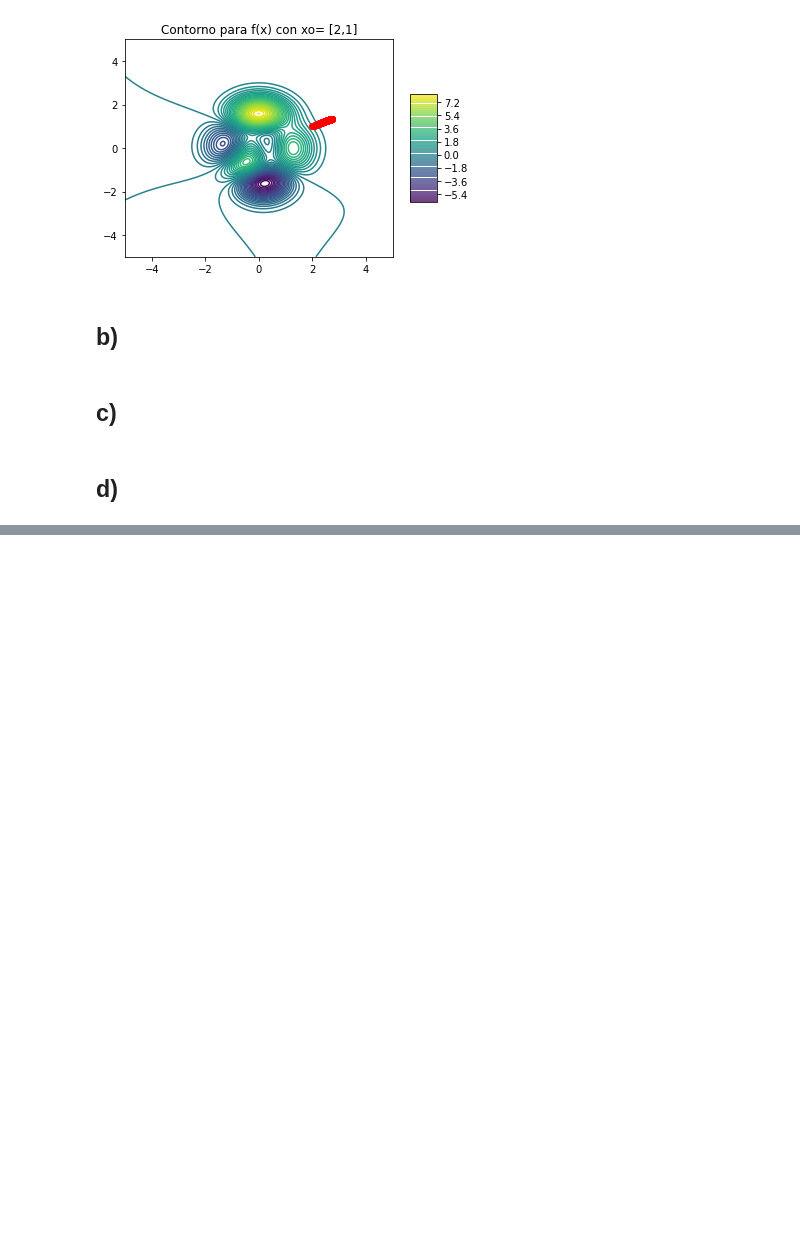
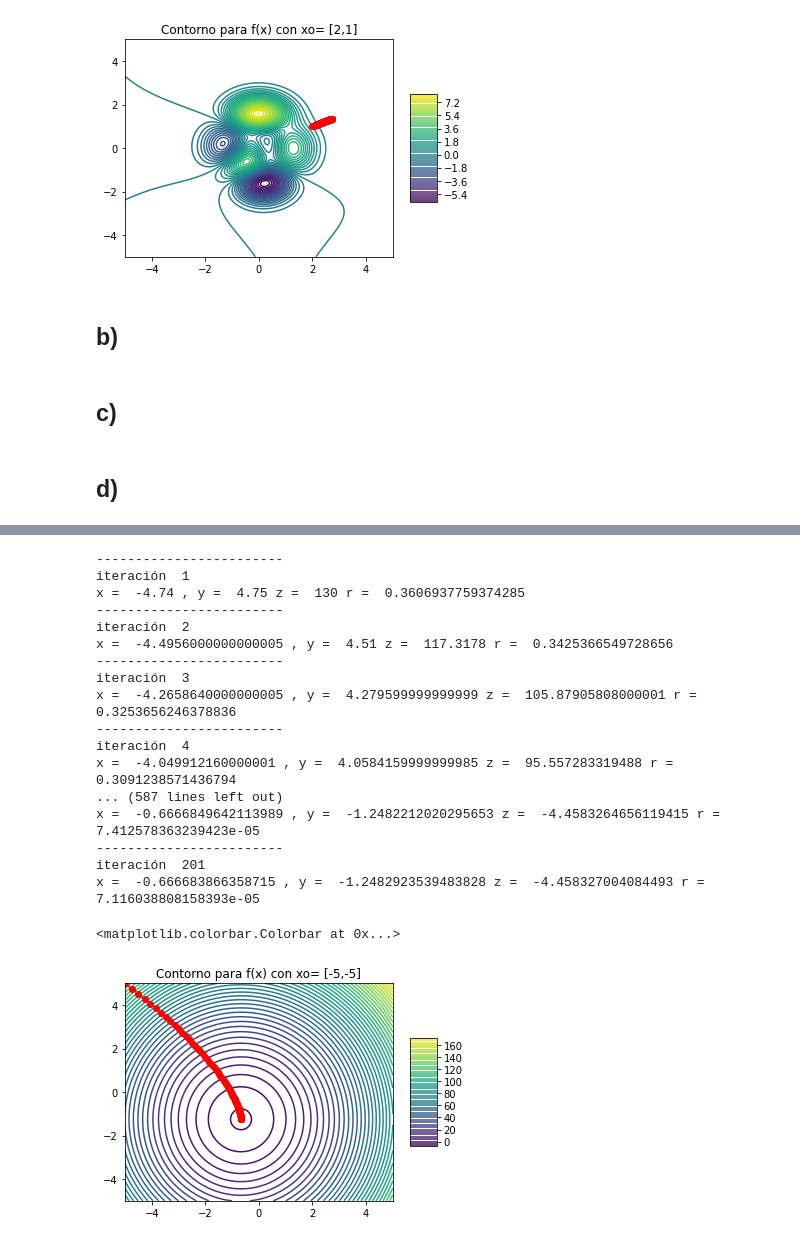
Before and after one commit to lab-optimizacion-202220/descenso_de_gradiente, a Jupyter notebook: lab_gradiente.ipynb, the cells around one changed output, grey strips where cells are left out. Drawn from its saved outputs; the diff is of its cells as text; code cells hidden in the pictures; blank space fills up the shorter version.

```diff
--- a/lab_gradiente.ipynb
+++ b/lab_gradiente.ipynb
@@ -419,0 +486,37 @@ x =  2.7182380602407905 , y =  1.3454181318396747 z =  0.024390532724460602 r =
+# %%
+xo2= [-5,5]
+alpha = 0.01
+n= 200
+r = 0.00005
+vx,vy=des_grad (xo2,n,alpha,r)
+x1 = np.linspace(-5,5,500)
+x2 = np.linspace(-5,5,500)
+X1,Y1 = np.meshgrid(x1,x2)
+
+plt.figure(5)
+plt.title("Contorno para f(x) con xo= [-5,-5]")
+
+Z =3*X1**2 + 2*Y1**2 + 4*X1 + 5*Y1
+ax=plt.contour(X1,Y1,Z,50)
+plt.plot(vx,vy,"-o",color="red")
+plt.colorbar(ax,shrink=0.5,aspect=4)
+# %% [output]
+------------------------
+iteración  1
+x =  -4.74 , y =  4.75 z =  130 r =  0.3606937759374285
+------------------------
+iteración  2
+x =  -4.4956000000000005 , y =  4.51 z =  117.3178 r =  0.3425366549728656
+------------------------
+iteración  3
+x =  -4.2658640000000005 , y =  4.279599999999999 z =  105.87905808000001 r =  0.3253656246378836
+------------------------
+iteración  4
+x =  -4.049912160000001 , y =  4.0584159999999985 z =  95.557283319488 r =  0.3091238571436794
+... (587 lines left out)
+x =  -0.6666849642113989 , y =  -1.2482212020295653 z =  -4.4583264656119415 r =  7.412578363239423e-05
+------------------------
+iteración  201
+x =  -0.666683866358715 , y =  -1.2482923539483828 z =  -4.458327004084493 r =  7.116038808158393e-05
+<matplotlib.colorbar.Colorbar at 0x...>
+[figure, added]
```
Also changed, not shown: parts of 12 cells of this notebook.
